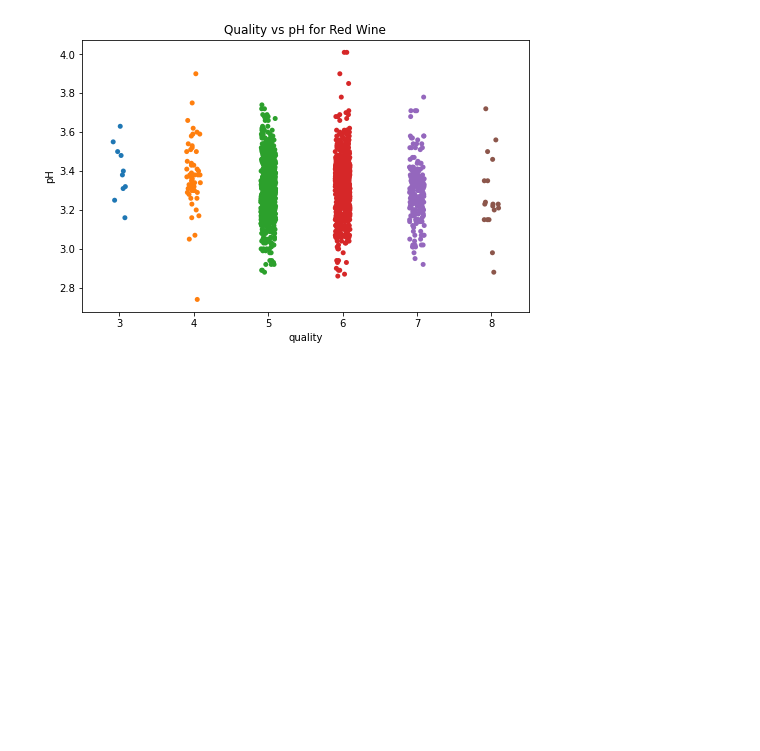
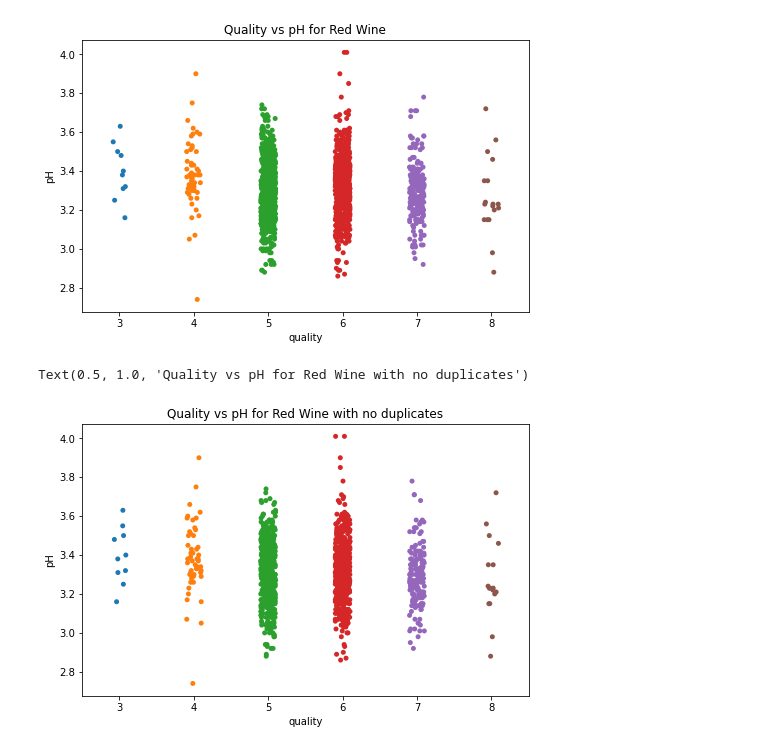
Before and after one commit to data301-2020-winter1/course-project-group_6006, a Jupyter notebook: analysis/Stephanie/exploring-data.ipynb, the cells around one changed output. Cells and saved outputs as stored; diff of their text form; code cells hidden in the pictures; blank space fills up the shorter version.

Commit message:
started exploring method chaining, continued exploring data

```diff
--- a/analysis/Stephanie/exploring-data.ipynb
+++ b/analysis/Stephanie/exploring-data.ipynb
@@ -141,3 +242,14 @@ plt.title("Quality vs pH for Red Wine")
 # %% [output]
 Text(0.5, 1.0, 'Quality vs pH for Red Wine')
 [figure]
+# %%
+red_wine_no_dup = red_wine_df.drop_duplicates()
+# %%
+plt.figure(figsize=(8,5))
+
+sns.stripplot(x='quality',y='pH',data=red_wine_no_dup)
+
+plt.title("Quality vs pH for Red Wine with no duplicates")
+# %% [output]
+Text(0.5, 1.0, 'Quality vs pH for Red Wine with no duplicates')
+[figure, added]
```
Also changed, not shown: parts of 9 cells of this notebook, 1 other file.
